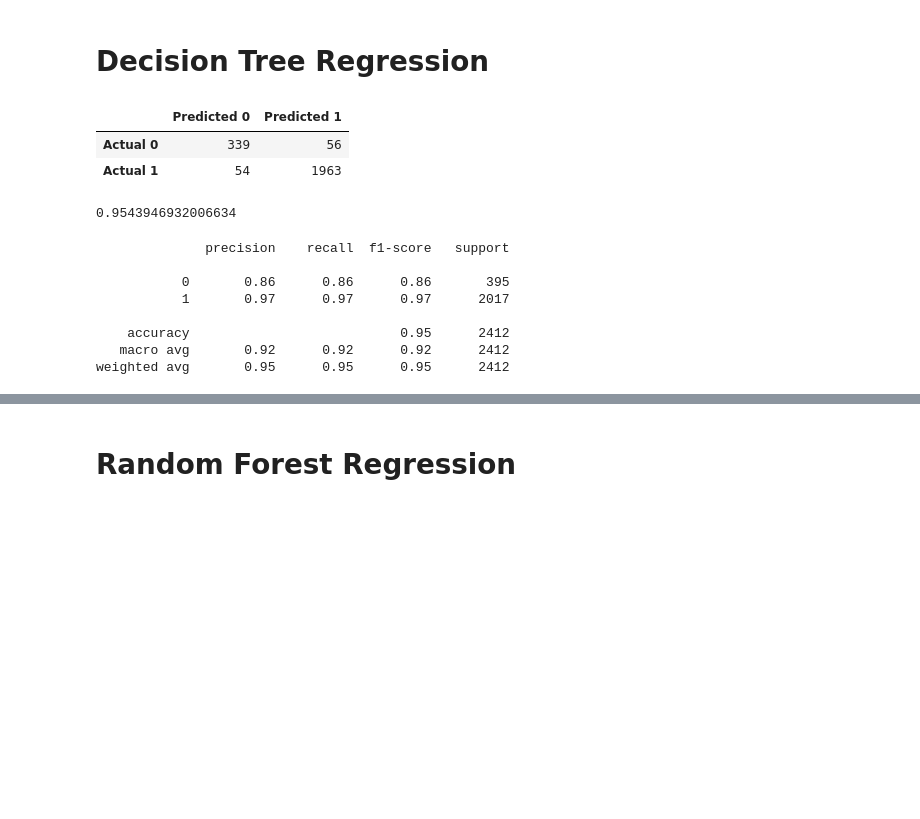
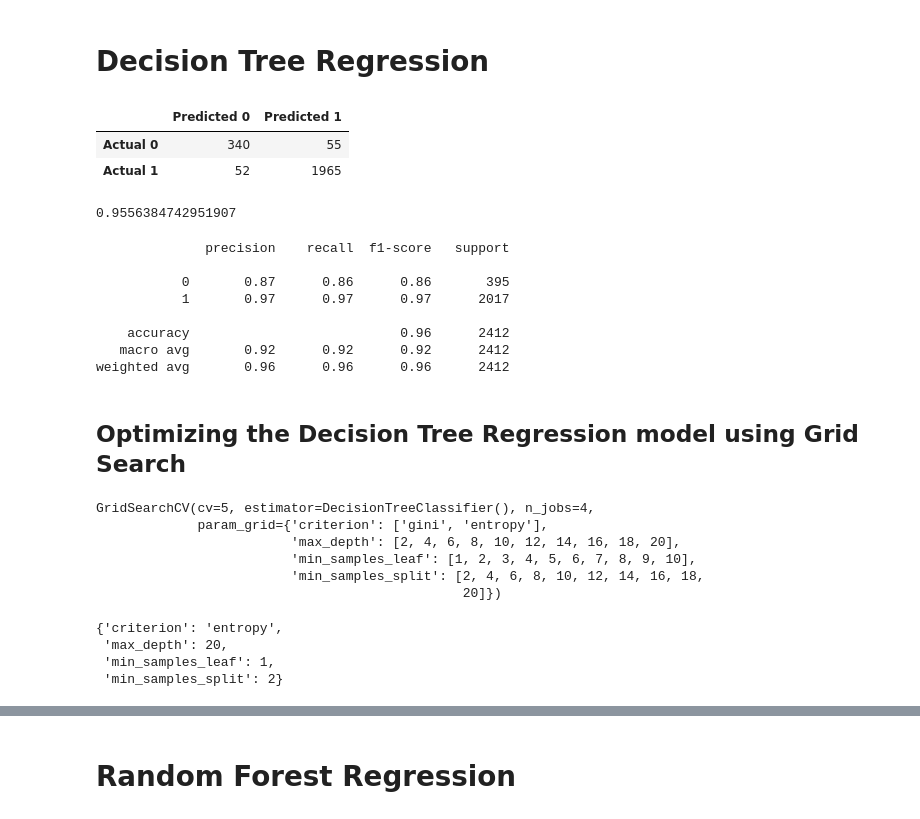
Before and after one commit to MitchellGleason/Final-Project, a Jupyter notebook: Machine_Leanring_Notebooks/predict_operating_margin_ML.ipynb, the cells around one changed output, grey strips where cells are left out. Saved outputs shown, nothing was run; the diff lists cells and outputs as text; code cells hidden in the pictures; blank space fills up the shorter version.

```diff
--- a/Machine_Leanring_Notebooks/predict_operating_margin_ML.ipynb
+++ b/Machine_Leanring_Notebooks/predict_operating_margin_ML.ipynb
@@ -55,6 +54,6 @@ Name: Operating Margin, Length: 110, dtype: int64
 # %%
 #Add binary column for operating margin above 0.35
-adidas_sales_df['Operating Margin Equal to or Above 0.35'] = adidas_sales_df['Operating Margin'] >= 0.35
+adidas_sales_df['Operating Margin Equal to or Above 0.35'] = adidas_sales_df['Operating_margin'] >= 0.35
 
 #Convert boolean to int
 adidas_sales_df['Operating Margin Equal to or Above 0.35'] = adidas_sales_df['Operating Margin Equal to or Above 0.35'].astype(int)
@@ -70,6 +69,6 @@ adidas_sales_df.head()
 # %%
 #Define feature set
-X = adidas_sales_df.drop(['Operating Margin', 'Operating Margin Equal to or Above 0.35'], axis=1)
+X = adidas_sales_df.drop(['Operating_margin', 'Operating Margin Equal to or Above 0.35'], axis=1)
 
 #Define target set
 y = adidas_sales_df['Operating Margin Equal to or Above 0.35']
@@ -106,16 +103,19 @@ X_train, X_test, y_train, y_test = train_test_split(X, y, random_state=1)
 scaler = StandardScaler()
 
 #Fit the StandardScaler with the training data
-X_scaler = scaler.fit(X_train.drop(['Invoice Date'], axis=1))
+X_scaler = scaler.fit(X_train.drop(['Invoice_Date'], axis=1))
 
 #Scale the data
-X_train_scaled = X_scaler.transform(X_train.drop(['Invoice Date'], axis=1))
-X_test_scaled = X_scaler.transform(X_test.drop(['Invoice Date'], axis=1))
+X_train_scaled = X_scaler.transform(X_train.drop(['Invoice_Date'], axis=1))
+X_test_scaled = X_scaler.transform(X_test.drop(['Invoice_Date'], axis=1))
 # %% [markdown]
 # Decision Tree Regression
 # %%
 #Create decision tree classifier instance
-model = tree.DecisionTreeClassifier()
+dtr = tree.DecisionTreeClassifier()
 
 #Fit the model
-model = model.fit(X_train_scaled, y_train)
+dtr = dtr.fit(X_train_scaled, y_train)
+
+#Make predictions
+dtr_predictions = dtr.predict(X_test_scaled)
@@ -125,30 +122,57 @@ predictions = model.predict(X_test_scaled)
 # %%
 #Calculate the confusion matrix
-cm = confusion_matrix(y_test, predictions)
+dtr_cm = confusion_matrix(y_test, dtr_predictions)
 
 #Create a DataFrame from the confusion matrix
-cm_df = pd.DataFrame(cm, index=["Actual 0", "Actual 1"], columns=["Predicted 0", "Predicted 1"])
+dtr_cm_df = pd.DataFrame(dtr_cm, index=["Actual 0", "Actual 1"], columns=["Predicted 0", "Predicted 1"])
 
-cm_df
+dtr_cm_df
 # %% [output]
 |  | Predicted 0 | Predicted 1 |
-| Actual 0 | 339 | 56 |
-| Actual 1 | 54 | 1963 |
+| Actual 0 | 340 | 55 |
+| Actual 1 | 52 | 1965 |
 # %%
 #Calculate the accuracy score
-acc_score = accuracy_score(y_test, predictions)
-acc_score
+dtr_acc_score = accuracy_score(y_test, dtr_predictions)
+dtr_acc_score
 # %% [output]
-0.9543946932006634
+0.9556384742951907
 # %%
 #Calculate the classification report
-print(classification_report(y_test, predictions))
+print(classification_report(y_test, dtr_predictions))
 # %% [output]
               precision    recall  f1-score   support
 
-           0       0.86      0.86      0.86       395
+           0       0.87      0.86      0.86       395
            1       0.97      0.97      0.97      2017
 
-    accuracy                           0.95      2412
+    accuracy                           0.96      2412
    macro avg       0.92      0.92      0.92      2412
-weighted avg       0.95      0.95      0.95      2412
+weighted avg       0.96      0.96      0.96      2412
+# %% [markdown]
+## Optimizing the Decision Tree Regression model using Grid Search
+# %%
+#Find optimal parameters using GridSearchCV
+dtr_grid = {'criterion': ['gini', 'entropy'],
+            'max_depth': [2, 4, 6, 8, 10, 12, 14, 16, 18, 20],
+            'min_samples_leaf': [1, 2, 3, 4, 5, 6, 7, 8, 9, 10],
+            'min_samples_split': [2, 4, 6, 8, 10, 12, 14, 16, 18, 20]}
+
+#Create the GridSearchCV object
+CV_dtr = GridSearchCV(estimator=dtr, param_grid=dtr_grid, cv=5, n_jobs=4)
+CV_dtr.fit(X_train_scaled, y_train)
+# %% [output]
+GridSearchCV(cv=5, estimator=DecisionTreeClassifier(), n_jobs=4,
+             param_grid={'criterion': ['gini', 'entropy'],
+                         'max_depth': [2, 4, 6, 8, 10, 12, 14, 16, 18, 20],
+                         'min_samples_leaf': [1, 2, 3, 4, 5, 6, 7, 8, 9, 10],
+                         'min_samples_split': [2, 4, 6, 8, 10, 12, 14, 16, 18,
+                                               20]})
+# %%
+#Show the optimal parameters
+CV_dtr.best_params_
+# %% [output]
+{'criterion': 'entropy',
+ 'max_depth': 20,
+ 'min_samples_leaf': 1,
+ 'min_samples_split': 2}
```
Also changed, not shown: parts of 53 cells of this notebook.
